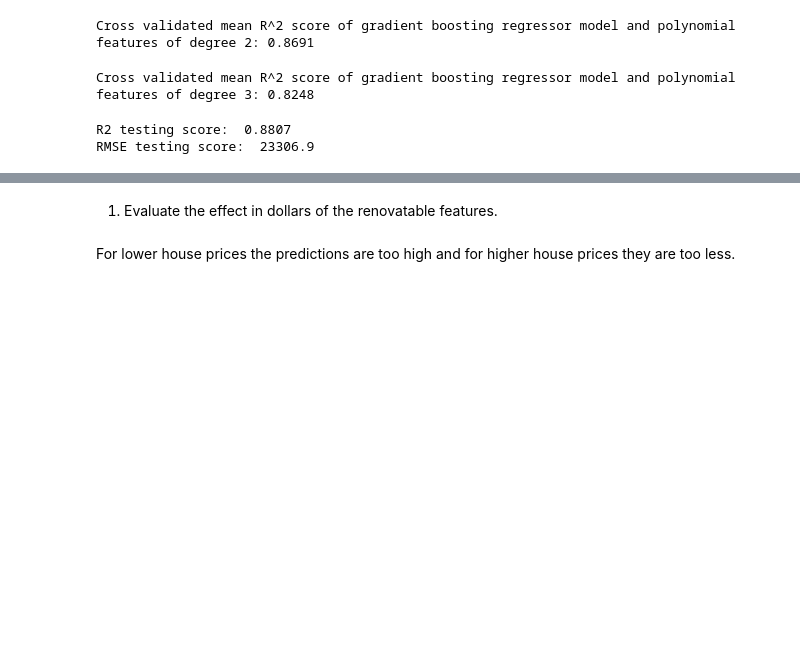
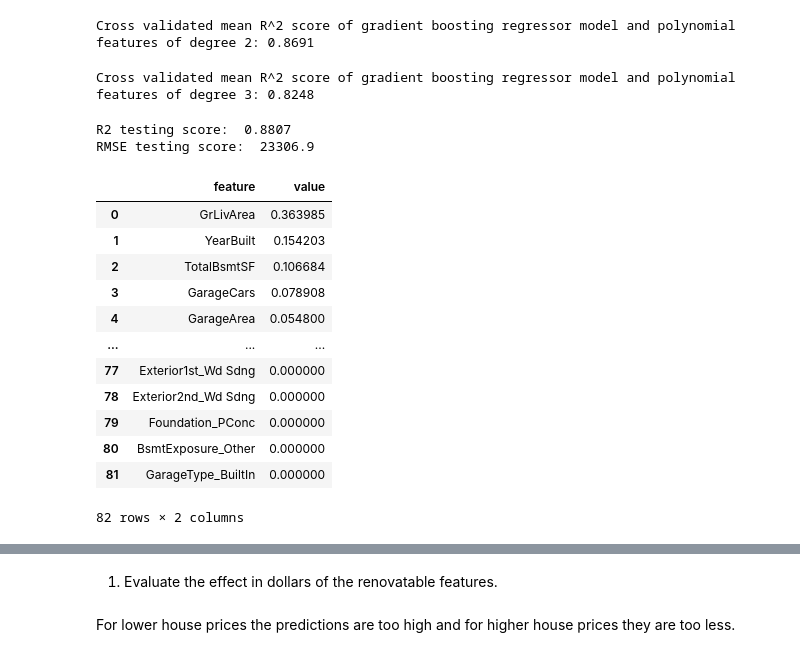
Before and after one commit to androi7/ds-mini-projects, a Jupyter notebook: House-Prices/House_Prices.ipynb, the cells around one changed output, grey strips where cells are left out. Drawn from its saved outputs; the diff is of its cells as text; code cells hidden in the pictures; blank space fills up the shorter version.

```diff
--- a/House-Prices/House_Prices.ipynb
+++ b/House-Prices/House_Prices.ipynb
@@ -1221,3 +1221,20 @@ print("RMSE testing score: ", round(np.sqrt(mean_squared_error(y_test, predictio
 # %% [output]
 R2 testing score:  0.8807
 RMSE testing score:  23306.9
+# %%
+pd.DataFrame({'feature': [i[0] for i in feature_importance],
+                                      'value': [i[1] for i in feature_importance]})
+# %% [output]
+|  | feature | value |
+| 0 | GrLivArea | 0.363985 |
+| 1 | YearBuilt | 0.154203 |
+| 2 | TotalBsmtSF | 0.106684 |
+| 3 | GarageCars | 0.078908 |
+| 4 | GarageArea | 0.054800 |
+| ... | ... | ... |
+| 77 | Exterior1st_Wd Sdng | 0.000000 |
+| 78 | Exterior2nd_Wd Sdng | 0.000000 |
+| 79 | Foundation_PConc | 0.000000 |
+| 80 | BsmtExposure_Other | 0.000000 |
+| 81 | GarageType_BuiltIn | 0.000000 |
+82 rows × 2 columns
```
Also changed, not shown: parts of 3 cells of this notebook.
